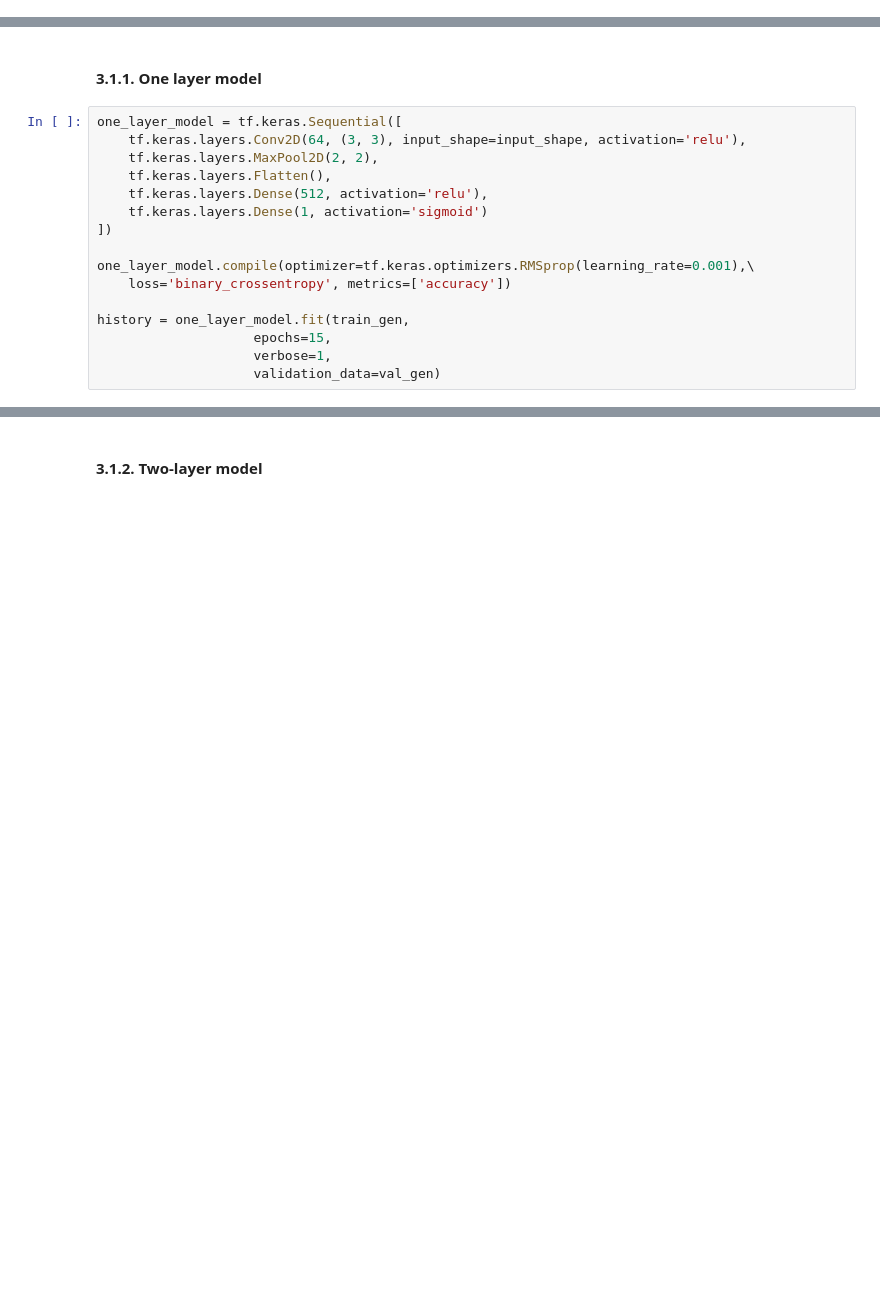
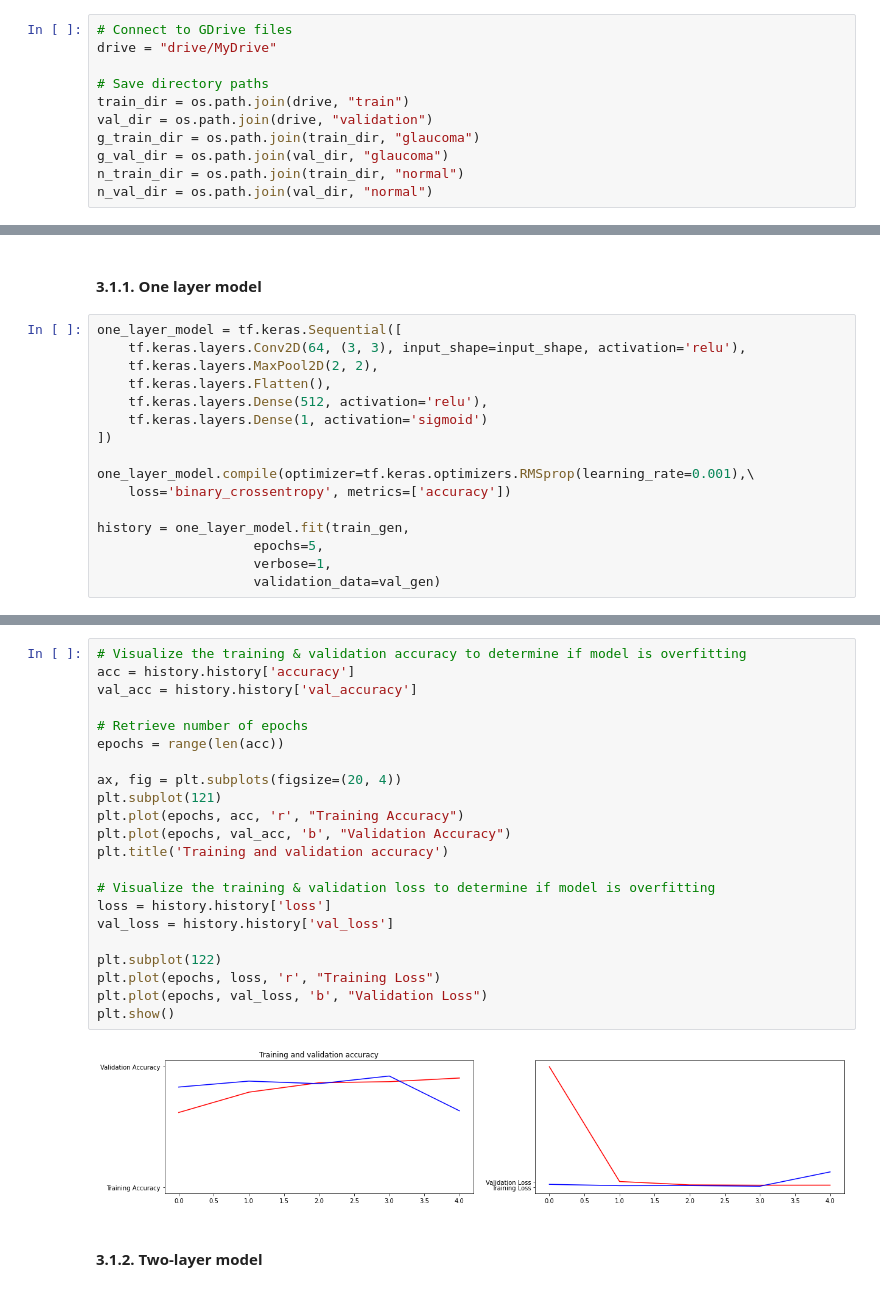
Before and after one commit to sabinagio/do-you-see-what-AI-see, a Jupyter notebook: 3-simple-CNN-model.ipynb, the cells around one changed output, grey strips where cells are left out. Drawn from its saved outputs; the diff is of its cells as text; blank space fills up the shorter version.

Commit message:
Training the initial models

```diff
--- a/3-simple-CNN-model.ipynb
+++ b/3-simple-CNN-model.ipynb
@@ -8,4 +14,15 @@ import tensorflow as tf
 from utils import split_data, image_generators
+# %%
+# Connect to GDrive files
+drive = "drive/MyDrive"
+
+# Save directory paths
+train_dir = os.path.join(drive, "train")
+val_dir = os.path.join(drive, "validation")
+g_train_dir = os.path.join(train_dir, "glaucoma")
+g_val_dir = os.path.join(val_dir, "glaucoma")
+n_train_dir = os.path.join(train_dir, "normal")
+n_val_dir = os.path.join(val_dir, "normal")
 # %% [markdown]
 ### 3.1 Define & choose network architecture
 
@@ -63,6 +85,6 @@ one_layer_model.compile(optimizer=tf.keras.optimizers.RMSprop(learning_rate=0.00
     loss='binary_crossentropy', metrics=['accuracy'])
 
 history = one_layer_model.fit(train_gen,
-                    epochs=15,
+                    epochs=5,
                     verbose=1,
                     validation_data=val_gen)
@@ -69,3 +106,27 @@ history = one_layer_model.fit(train_gen,
+# %%
+# Visualize the training & validation accuracy to determine if model is overfitting
+acc = history.history['accuracy']
+val_acc = history.history['val_accuracy']
+
+# Retrieve number of epochs
+epochs = range(len(acc))
+
+ax, fig = plt.subplots(figsize=(20, 4))
+plt.subplot(121)
+plt.plot(epochs, acc, 'r', "Training Accuracy")
+plt.plot(epochs, val_acc, 'b', "Validation Accuracy")
+plt.title('Training and validation accuracy')
+
+# Visualize the training & validation loss to determine if model is overfitting
+loss = history.history['loss']
+val_loss = history.history['val_loss']
+
+plt.subplot(122)
+plt.plot(epochs, loss, 'r', "Training Loss")
+plt.plot(epochs, val_loss, 'b', "Validation Loss")
+plt.show()
+# %% [output]
+[figure, added]
 # %% [markdown]
 #### 3.1.2. Two-layer model
 # %%
```
Also changed, not shown: parts of 13 cells of this notebook.
